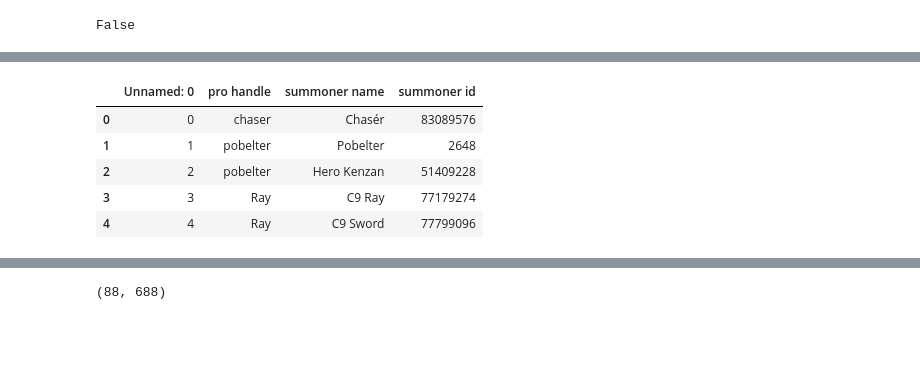
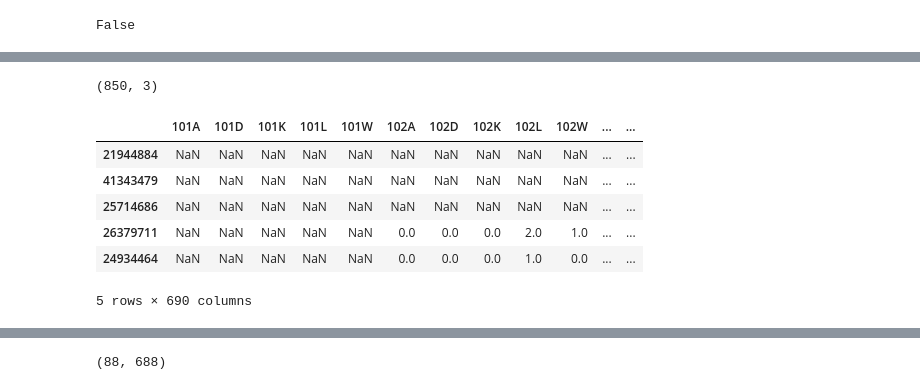
Before and after one commit to Skenkel/LoLScout, a Jupyter notebook: Champion skill scraper.ipynb, the cells around one changed output, grey strips where cells are left out. Saved outputs shown, nothing was run; the diff lists cells and outputs as text; code cells hidden in the pictures; blank space fills up the shorter version.

```diff
--- a/Champion skill scraper.ipynb
+++ b/Champion skill scraper.ipynb
@@ -45,0 +58,2 @@ TypeError: sort_values() missing 1 required positional argument: 'by'
+# %%
+scrapelist = summoners_to_scrape.index
@@ -53,3 +75,6 @@ summonersdf = pd.read_csv('champskill.csv')
 # %% [output]
 43
 False
+# %%
+
+summoner = riotapi.get_summoner_by_id(28454165)
@@ -56,10 +89,15 @@ False
 # %%
 
 for num in range(summoners_to_scrape.shape[0]):
-    if summoners_to_scrape['summoner id'][num] in summonersdf.index.values:
-        break
-    summoner = riotapi.get_summoner_by_id(summoners_to_scrape['summoner id'][num])
-    sumstats = riotapi.get_ranked_stats(summoner)
+    print('checking'+ str(scrapelist[num]))
+    if scrapelist[num]  in summonersdf.index.values:
+        print('skipping'+ str(scrapelist[num]))
+        continue
+    try:
+        summoner = riotapi.get_summoner_by_id(int(scrapelist[num]))
+        sumstats = riotapi.get_ranked_stats(summoner)
+    except:
+        continue
     rankedchampsnum = len(list(sumstats.keys()))
 
     summonerstatdict = {'summoner':summoner.id , 'summonername': summoner.name, 'date': todaysdate}
@@ -98,9 +152,4 @@ summonertest = riotapi.get_summoner_by_id
 # %%
-summoners_to_scrape.head()
+summoners_to_scrape.shape
 # %% [output]
-|  | Unnamed: 0 | pro handle | summoner name | summoner id |
-| 0 | 0 | chaser | Chasér | 83089576 |
-| 1 | 1 | pobelter | Pobelter | 2648 |
-| 2 | 2 | pobelter | Hero Kenzan | 51409228 |
-| 3 | 3 | Ray | C9 Ray | 77179274 |
-| 4 | 4 | Ray | C9 Sword | 77799096 |
+(850, 3)
@@ -108,0 +156,10 @@ summoners_to_scrape.head()
+# %%
+summonersdf.tail()
+# %% [output]
+|  | 101A | 101D | 101K | 101L | 101W | 102A | 102D | 102K | 102L | 102W | ... | ... |
+| 21944884 | NaN | NaN | NaN | NaN | NaN | NaN | NaN | NaN | NaN | NaN | ... | ... |
+| 41343479 | NaN | NaN | NaN | NaN | NaN | NaN | NaN | NaN | NaN | NaN | ... | ... |
+| 25714686 | NaN | NaN | NaN | NaN | NaN | NaN | NaN | NaN | NaN | NaN | ... | ... |
+| 26379711 | NaN | NaN | NaN | NaN | NaN | 0.0 | 0.0 | 0.0 | 2.0 | 1.0 | ... | ... |
+| 24934464 | NaN | NaN | NaN | NaN | NaN | 0.0 | 0.0 | 0.0 | 1.0 | 0.0 | ... | ... |
+5 rows × 690 columns
```
Also changed, not shown: parts of 15 cells of this notebook, 7 other files.
